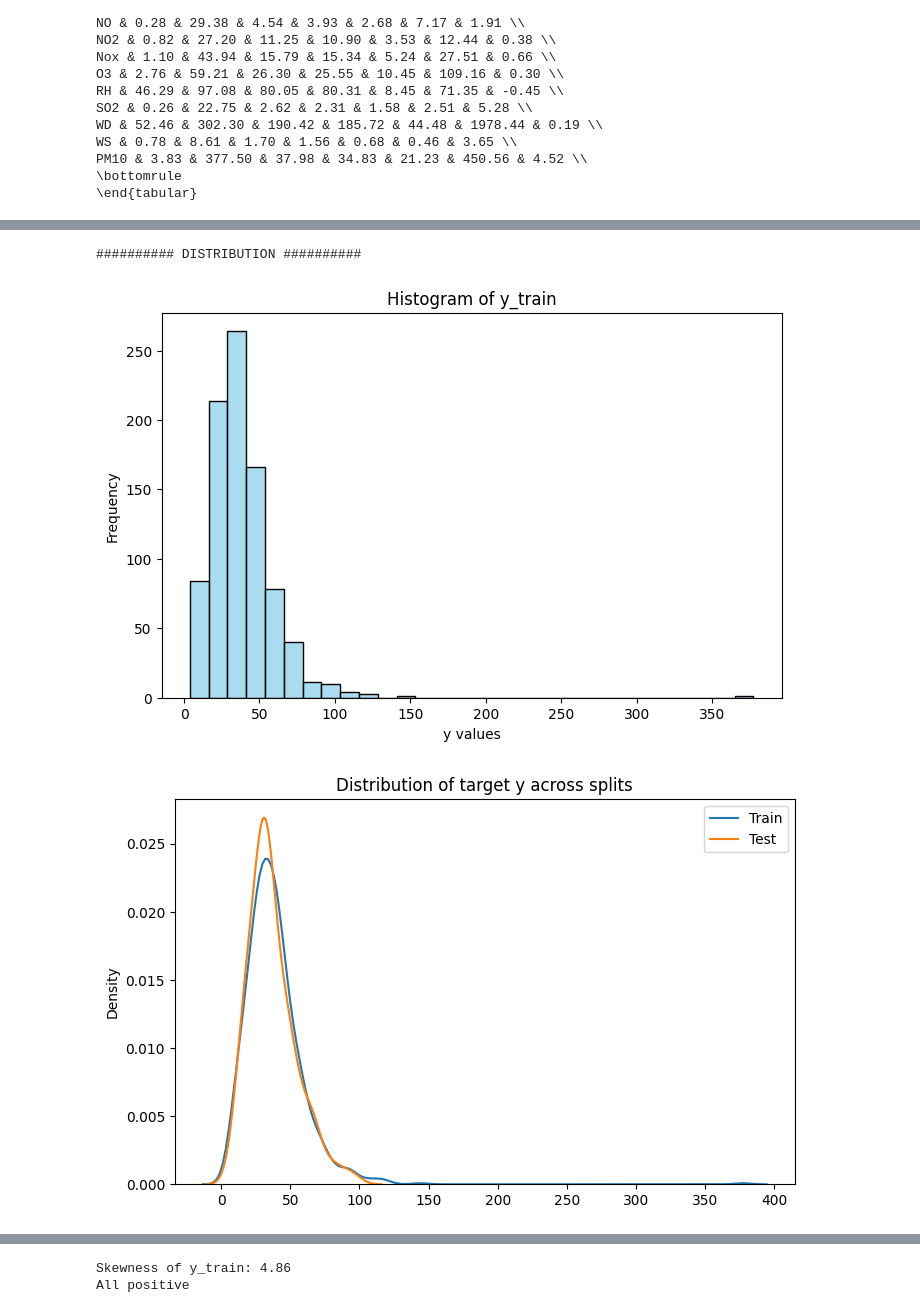
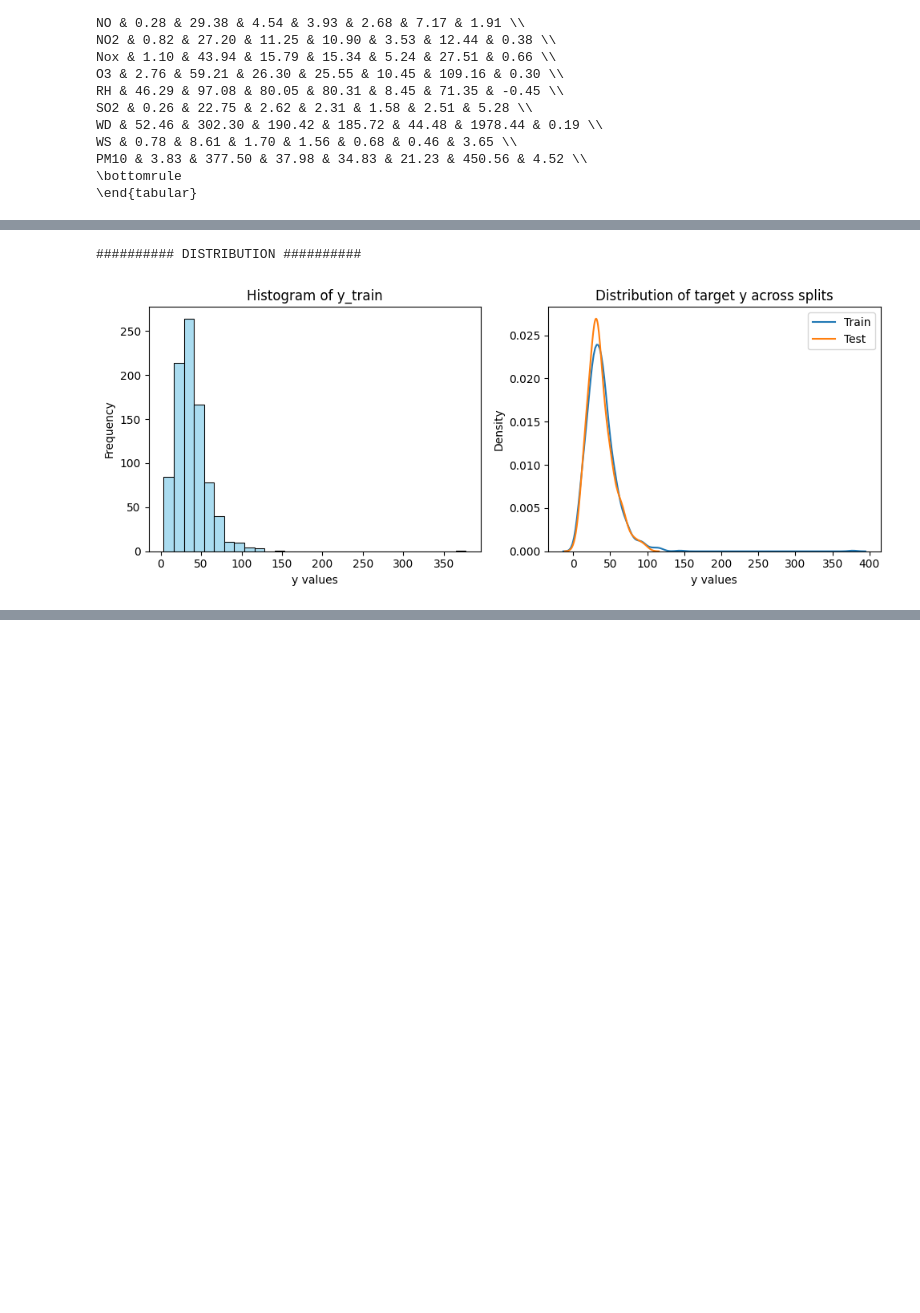
Before and after one commit to LoveyThePigeon/GAM-for-Air-Pollution-Prediction, a Jupyter notebook: NewGAMCode.ipynb, the cells around one changed output, grey strips where cells are left out. Cells and saved outputs as stored; diff of their text form; code cells hidden in the pictures; blank space fills up the shorter version.

```diff
--- a/NewGAMCode.ipynb
+++ b/NewGAMCode.ipynb
@@ -236,7 +233,7 @@ print("")
 if 'WD' in df.columns:                                       # >>> NEW
     df['WD_sin'] = np.sin(np.deg2rad(df['WD']))              # >>> NEW
     df['WD_cos'] = np.cos(np.deg2rad(df['WD']))              # >>> NEW
-    #df = df.drop(columns=['WD'])                             # >>> NEW (drop raw WD to avoid redundancy)
+    df = df.drop(columns=['WD'])                             # >>> NEW (drop raw WD to avoid redundancy)
 
 
 if {'NO', 'NO2', 'Nox'}.issubset(df.columns):                # >>> NEW
@@ -288,63 +285,45 @@ X_test  = X_test_df.to_numpy()                               # >>> NEW
 ####################################################
 scaler = StandardScaler()
 X_train = scaler.fit_transform(X_train)
 X_test  = scaler.transform(X_test)
 
 
 ####################################################
 # >>> NEW: OPTIONAL LOG TARGET (recommended: skewed PM10)
 ####################################################
 USE_LOG_TARGET = True                                        # >>> NEW (set False to disable)
 
 if USE_LOG_TARGET:                                           # >>> NEW
     y_train_mod = np.log1p(y_train)                          # >>> NEW
     y_test_mod  = np.log1p(y_test)                           # >>> NEW
 else:                                                        # >>> NEW
     y_train_mod = y_train                                    # >>> NEW
     y_test_mod  = y_test                                     # >>> NEW
 
 
 ####################################################
 # CHECKING DISTRIBUTION FOR GAM (unchanged visuals)
 ####################################################
 print("\n########## DISTRIBUTION ##########\n")
 
+fig, axes = plt.subplots(1, 2, figsize=(10, 4))
+
 # Histogram of y_train
-plt.figure(figsize=(8,5))
-sns.histplot(y_train, bins=30, color='skyblue', edgecolor='black', alpha=0.7)
-plt.title("Histogram of y_train")
-plt.xlabel("y values")
-plt.ylabel("Frequency")
-plt.show()
+sns.histplot(y_train, bins=30, color='skyblue', edgecolor='black', alpha=0.7, ax=axes[0])
+axes[0].set_title("Histogram of y_train")
+axes[0].set_xlabel("y values")
+axes[0].set_ylabel("Frequency")
 
 # KDE function
-plt.figure(figsize=(8,5))
-sns.kdeplot(y_train, label='Train')
-sns.kdeplot(y_test, label='Test')
-plt.legend()
-plt.title("Distribution of target y across splits")
+sns.kdeplot(y_train, label='Train', ax=axes[1])
+sns.kdeplot(y_test, label='Test', ax=axes[1])
+axes[1].legend()
+axes[1].set_title("Distribution of target y across splits")
+axes[1].set_xlabel("y values")
+axes[1].set_ylabel("Density")
+
+plt.tight_layout()
 plt.show()
-
-# Q-Q plot - normal distribution https://docs.scipy.org/doc/scipy/reference/generated/scipy.stats.probplot.html
-stats.probplot(y_train, dist="norm", plot=plt)
-plt.title("Normal Q-Q Plot of y_train")
-plt.show()
-
-# Skewness https://docs.scipy.org/doc/scipy/reference/generated/scipy.stats.skew.html
-from scipy.stats import skew
-skewness = skew(y_train)
-print(f"Skewness of y_train: {skewness:.2f}")
-
-# Checking if all y values are positive
-print("All positive" if (y_train > 0).all() else "Some negative")
-
-# Q-Q plot - gamma distribution
-params = stats.gamma.fit(y_train)
-stats.probplot(y_train, dist=stats.gamma, sparams=params, plot=plt)
-plt.title("Gamma Q-Q Plot for y_train")
-plt.show()
-print("")
 # %% [output]
 ########## DISTRIBUTION ##########
-[figure, old version]
+[figure, new version]
-[figure, removed]
@@ -352,2 +329,0 @@ print("")
-Skewness of y_train: 4.86
-All positive
```
Also changed, not shown: parts of 21 cells of this notebook.
